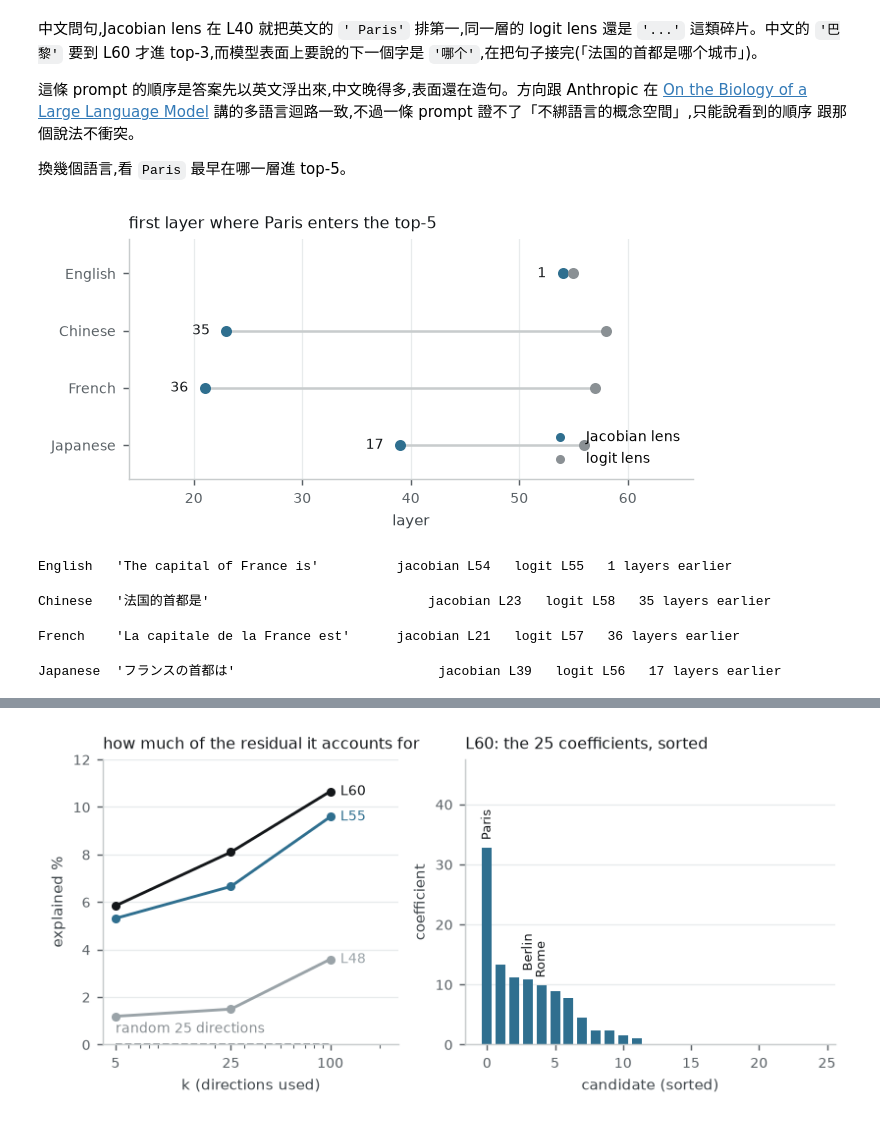
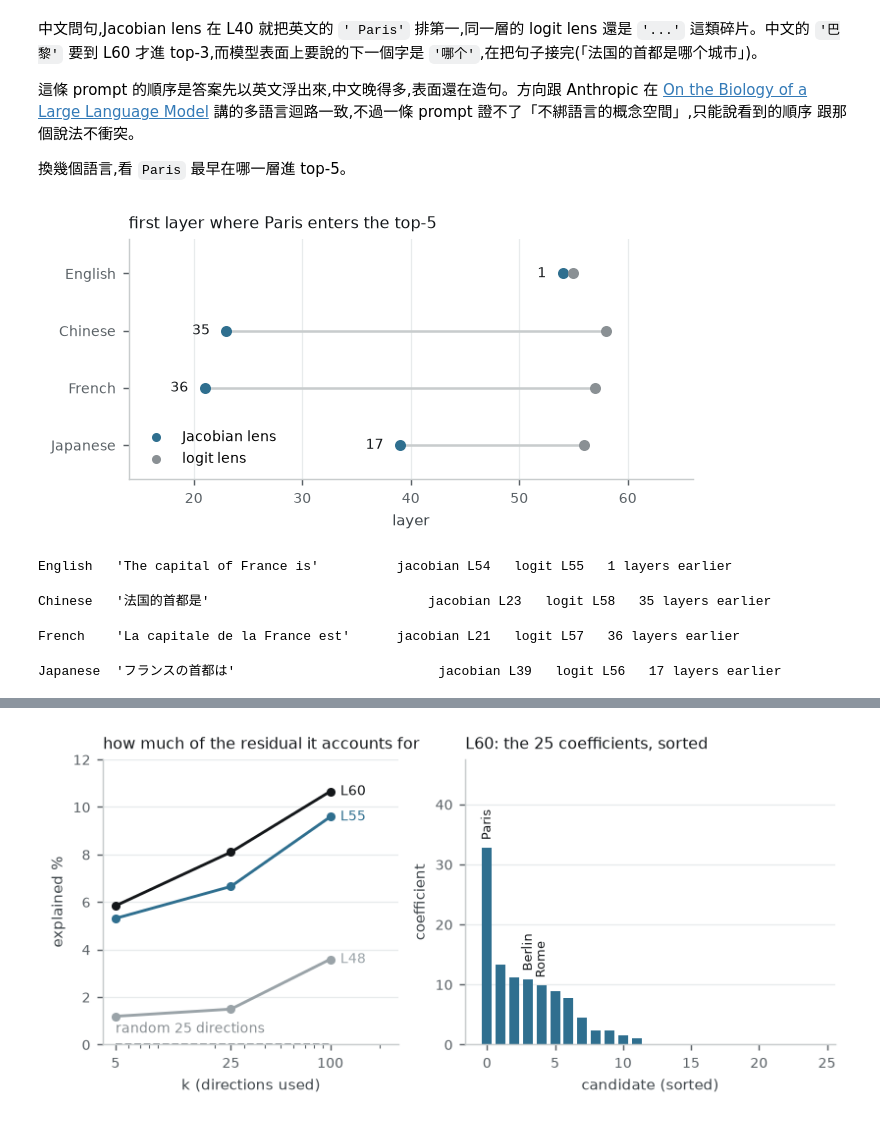
Before and after one commit to codepydog/jspace-from-scratch, a Jupyter notebook: jacobian_lens.ipynb, the cells around one changed output, grey strips where cells are left out. Drawn from its saved outputs; the diff is of its cells as text; code cells hidden in the pictures.

```diff
--- a/jacobian_lens_full.ipynb
+++ b/jacobian_lens.ipynb
@@ -500,19 +263,0 @@ diagonal entry J[0,0] = 0.949   row norm = 1.136
-# %%
-_lens = mx.load("models/Qwen3.6-27B-4bit/jlens.npz")
-src_layers = [int(x) for x in _lens["__source_layers__"].tolist()]
-n_prompts = int(_lens["__n_prompts__"].tolist()[0])
-Jlens = {l: _lens[f"J_{l}"] for l in src_layers}
-
-print(f"public lens: layers {src_layers[0]}..{src_layers[-1]} ({len(src_layers)}), "
-      f"fitted on {n_prompts} prompts")
-
-a = rows.reshape(-1)
-b = Jlens[LAYER].astype(mx.float32)[:64].reshape(-1)
-cos = float((a @ b) / (mx.linalg.norm(a) * mx.linalg.norm(b)))
-print(f"cos(our 1-prompt rows, public {n_prompts}-prompt lens) = {cos:.3f}")
-
-
-def transport(h, l):
-    """Move a layer-l residual into the final-residual basis: J_l @ h."""
-    J = Jlens[l]
-    return (h.astype(J.dtype) @ J.T).astype(dtype)
@@ -723,55 +1004,55 @@ lens_trace(ZH, range(40, 62, 4))
 # %%
 def first_hit(prompt, targets, topk=5):
     ids = encode(prompt)
-    res = residuals(ids)
-    last = ids.shape[1] - 1
+    residual_by_layer = residuals(ids)
+    last_position = ids.shape[1] - 1
     fj = fl = None
-    for l in range(n_layers):
-        if l not in Jlens:
+    for layer_index in range(layer_count):
+        if layer_index not in released_lens:
             continue
-        h = res[l][0, last]
-        j = set(int(t) for t in mx.argsort(-readout(transport(h, l)).astype(mx.float32))[:topk].tolist())
+        h = residual_by_layer[layer_index][0, last_position]
+        j = set(int(t) for t in mx.argsort(-readout(transport(h, layer_index)).astype(mx.float32))[:topk].tolist())
         g = set(int(t) for t in mx.argsort(-readout(h).astype(mx.float32))[:topk].tolist())
         if fj is None and j & targets:
-            fj = l
+            fj = layer_index
         if fl is None and g & targets:
-            fl = l
+            fl = layer_index
     return fj, fl
 
 
 PROMPTS = [("English", "The capital of France is"),
            ("Chinese", "法国的首都是"),
            ("French", "La capitale de la France est"),
            ("Japanese", "フランスの首都は")]
 
 rows = [(lang, p) + first_hit(p, PARIS) for lang, p in PROMPTS]
 
 fig, ax = plt.subplots(figsize=(5.6, 2.4))
 for i, (lang, _, fj, fl) in enumerate(rows):
     y = len(rows) - 1 - i
     ax.plot([fj, fl], [y, y], color="#c8cccd", lw=1.4, zorder=1)
-    ax.scatter([fj], [y], color=JLENS, zorder=2, s=26)
-    ax.scatter([fl], [y], color=LOGIT, zorder=2, s=26)
+    ax.scatter([fj], [y], color=JACOBIAN_COLOR, zorder=2, s=26)
+    ax.scatter([fl], [y], color=LOGIT_COLOR, zorder=2, s=26)
     ax.text(min(fj, fl) - 1.5, y, f"{abs(fl - fj)}", color=INK, fontsize=8,
             ha="right", va="center")
 ax.set_yticks(range(len(rows)))
 ax.set_yticklabels([lang for lang, _, _, _ in reversed(rows)])
 ax.set_xlim(14, 66)
 ax.set_ylim(-0.6, len(rows) - 0.4)
 ax.grid(axis="x")
 ax.set_axisbelow(True)
 ax.set_title("first layer where Paris enters the top-5", loc="left", color=INK)
 ax.set_xlabel("layer")
-ax.scatter([], [], color=JLENS, label="Jacobian lens")
-ax.scatter([], [], color=LOGIT, label="logit lens")
-ax.legend(loc="lower right")
+ax.scatter([], [], color=JACOBIAN_COLOR, label="Jacobian lens")
+ax.scatter([], [], color=LOGIT_COLOR, label="logit lens")
+ax.legend(loc="lower left")
 plt.show()
 
 for lang, p, fj, fl in rows:
     print(f"{lang:9s} {p!r:34s}  jacobian L{fj}   logit L{fl}   "
           f"{fl - fj} layers earlier")
 # %% [output]
-[figure, old version]
+[figure, new version]
 English   'The capital of France is'          jacobian L54   logit L55   1 layers earlier
 Chinese   '法国的首都是'                            jacobian L23   logit L58   35 layers earlier
 French    'La capitale de la France est'      jacobian L21   logit L57   36 layers earlier
```
Also changed, not shown: parts of 72 cells of this notebook, 4 other files.
